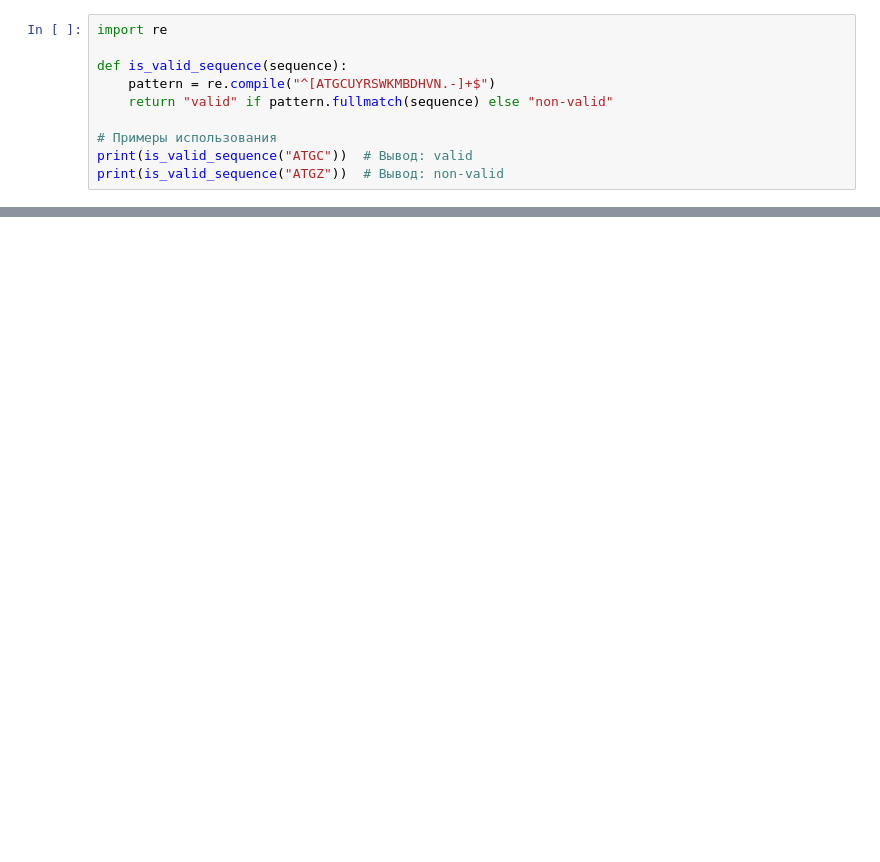
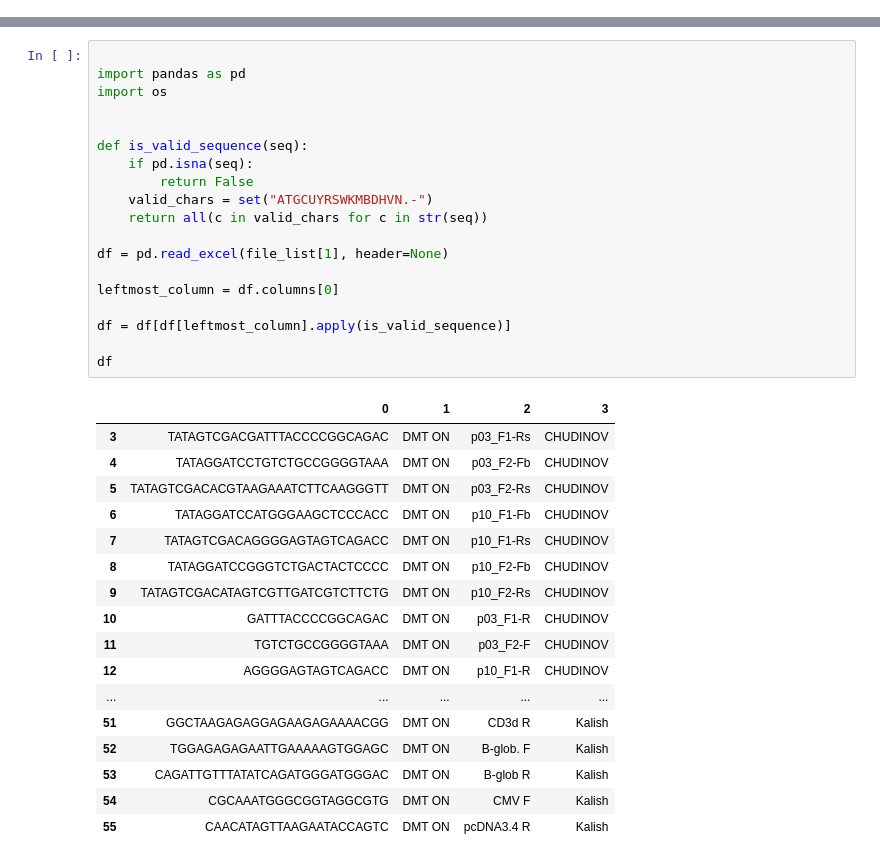
Before and after one commit to radical-subject/gene_synthesis_automatization_tools, a Jupyter notebook: INPUT_PREPARATION/input_cleaner.ipynb, the cells around one changed output, grey strips where cells are left out. Drawn from its saved outputs; the diff is of its cells as text; blank space fills up the shorter version.

```diff
--- a/INPUT_PREPARATION/input_cleaner.ipynb
+++ b/INPUT_PREPARATION/input_cleaner.ipynb
@@ -81,10 +97,0 @@ regex_string = "^[CAGTcagt]+$"
-# %%
-import re
-
-def is_valid_sequence(sequence):
-    pattern = re.compile("^[ATGCUYRSWKMBDHVN.-]+$")
-    return "valid" if pattern.fullmatch(sequence) else "non-valid"
-
-# Примеры использования
-print(is_valid_sequence("ATGC"))  # Вывод: valid
-print(is_valid_sequence("ATGZ"))  # Вывод: non-valid
@@ -93,0 +156,37 @@ non-valid
+# %%
+
+import pandas as pd
+import os
+
+
+def is_valid_sequence(seq):
+    if pd.isna(seq):
+        return False
+    valid_chars = set("ATGCUYRSWKMBDHVN.-")
+    return all(c in valid_chars for c in str(seq))
+
+df = pd.read_excel(file_list[1], header=None)
+
+leftmost_column = df.columns[0]
+
+df = df[df[leftmost_column].apply(is_valid_sequence)]
+
+df
+# %% [output]
+|  | 0 | 1 | 2 | 3 |
+| 3 | TATAGTCGACGATTTACCCCGGCAGAC | DMT ON | p03_F1-Rs | CHUDINOV |
+| 4 | TATAGGATCCTGTCTGCCGGGGTAAA | DMT ON | p03_F2-Fb | CHUDINOV |
+| 5 | TATAGTCGACACGTAAGAAATCTTCAAGGGTT | DMT ON | p03_F2-Rs | CHUDINOV |
+| 6 | TATAGGATCCATGGGAAGCTCCCACC | DMT ON | p10_F1-Fb | CHUDINOV |
+| 7 | TATAGTCGACAGGGGAGTAGTCAGACC | DMT ON | p10_F1-Rs | CHUDINOV |
+| 8 | TATAGGATCCGGGTCTGACTACTCCCC | DMT ON | p10_F2-Fb | CHUDINOV |
+| 9 | TATAGTCGACATAGTCGTTGATCGTCTTCTG | DMT ON | p10_F2-Rs | CHUDINOV |
+| 10 | GATTTACCCCGGCAGAC | DMT ON | p03_F1-R | CHUDINOV |
+| 11 | TGTCTGCCGGGGTAAA | DMT ON | p03_F2-F | CHUDINOV |
+| 12 | AGGGGAGTAGTCAGACC | DMT ON | p10_F1-R | CHUDINOV |
+| ... | ... | ... | ... | ... |
+| 51 | GGCTAAGAGAGGAGAAGAGAAAACGG | DMT ON | CD3d R | Kalish |
+| 52 | TGGAGAGAGAATTGAAAAAGTGGAGC | DMT ON | B-glob. F | Kalish |
+| 53 | CAGATTGTTTATATCAGATGGGATGGGAC | DMT ON | B-glob R | Kalish |
+| 54 | CGCAAATGGGCGGTAGGCGTG | DMT ON | CMV F | Kalish |
+| 55 | CAACATAGTTAAGAATACCAGTC | DMT ON | pcDNA3.4 R | Kalish |
```
Also changed, not shown: parts of 14 cells of this notebook, 3 other files.
